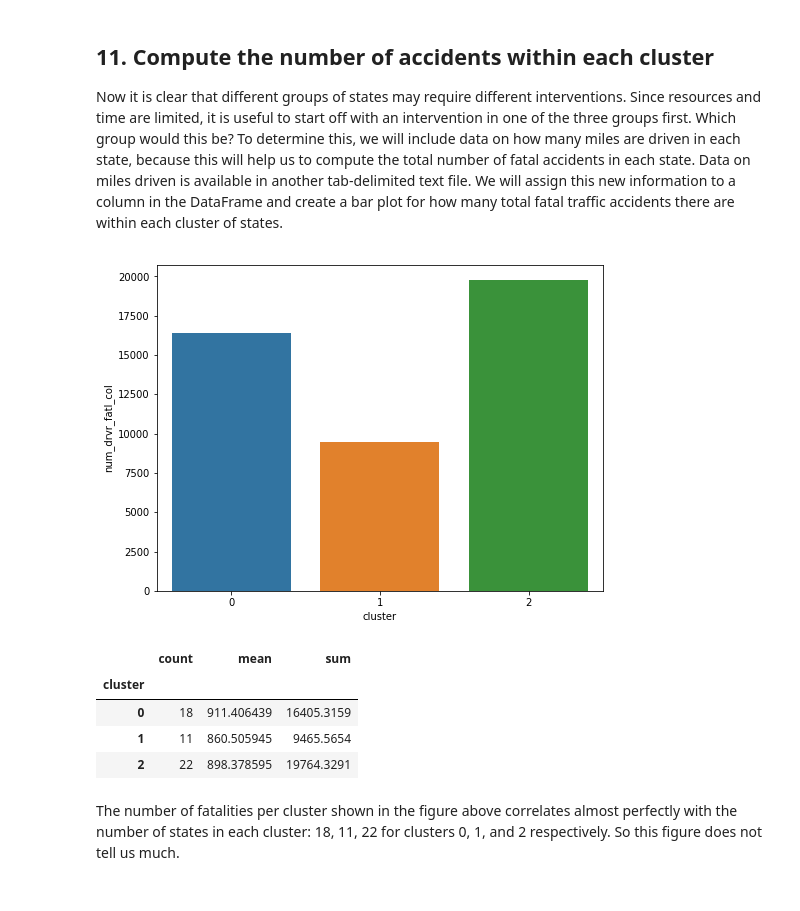
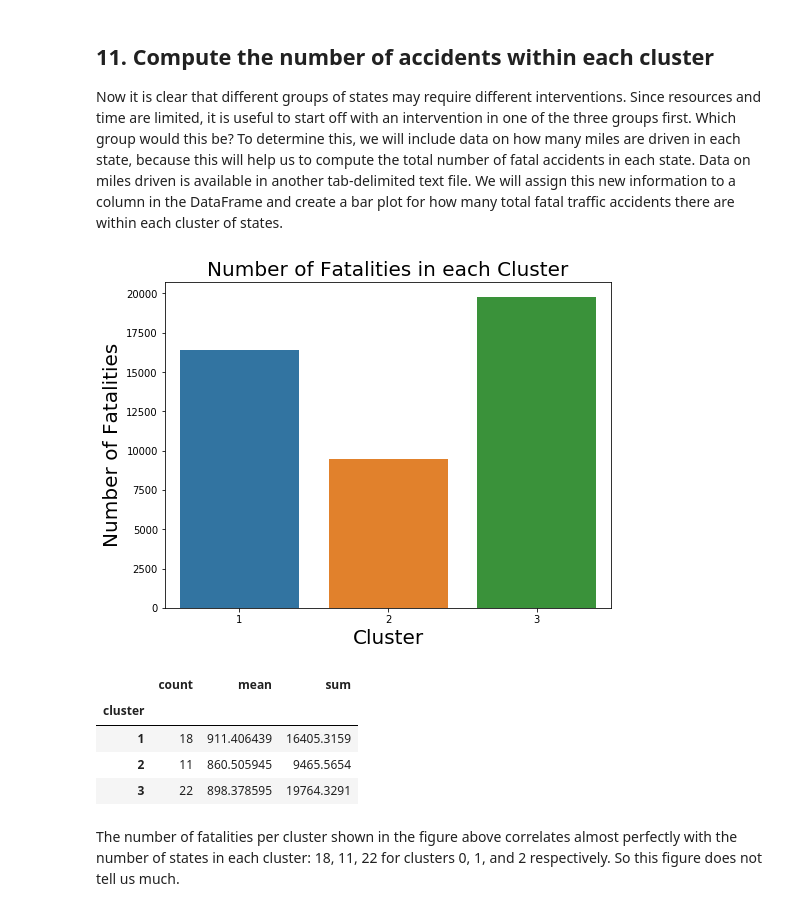
Before and after one commit to daresnick/Data-Science-Projects, a Jupyter notebook: Featured_Projects/Reducing_Traffic_Mortality_1a.ipynb, the cells around one changed output. Saved outputs shown, nothing was run; the diff lists cells and outputs as text; code cells hidden in the pictures.

```diff
--- a/Featured_Projects/Reducing_Traffic_Mortality_1a.ipynb
+++ b/Featured_Projects/Reducing_Traffic_Mortality_1a.ipynb
@@ -349,7 +375,7 @@ We can see the separation of the 3 clusters for 2 principle components into 3 ge
 <p>A reasonable next step in our analysis is to explore how the three clusters are different in terms of the three features that we used for clustering. Instead of using the scaled features, we return to using the unscaled features to help us interpret the differences.</p>
 # %%
 # Create a new column in the original df with the labels from the KMeans clustering
-car_acc['cluster'] = km.labels_
+car_acc['cluster'] = km.labels_ + 1
 
 # Reshape the DataFrame to the long format to make the violin plots
 melt_car = pd.melt(car_acc, id_vars=['cluster'], value_vars=['perc_fatl_speed', 'perc_fatl_alcohol', 'perc_fatl_1st_time'],
@@ -373,28 +399,31 @@ Each cluster looks to have a different distribution for each feature. This means
 # %%
 # Read in the new dataset
 miles_driven = pd.read_csv('datasets/miles-driven.csv', sep='|')
 
 # Merge the 'car_acc' DataFrame with the 'miles_driven' DataFrame
 car_acc_miles = car_acc.merge(miles_driven, on = 'state')
 
 # Create a new column for the number of drivers involved in fatal accidents
 car_acc_miles['num_drvr_fatl_col'] = car_acc_miles['drvr_fatl_col_bmiles'] * car_acc_miles['million_miles_annually'] / 1000
 
 # Create a barplot of the total number of accidents per cluster
 plt.figure(figsize=(8, 6))
 sns.barplot(x='cluster', y='num_drvr_fatl_col', data=car_acc_miles, estimator=sum, ci=None)
+plt.title('Number of Fatalities in each Cluster', size=20)
+plt.xlabel('Cluster', size=20)
+plt.ylabel('Number of Fatalities', size=20)
 plt.show()
 
 # Calculate the number of states in each cluster and their 'num_drvr_fatl_col' mean and sum.
 count_mean_sum = car_acc_miles.groupby('cluster')['num_drvr_fatl_col'].agg(['count', 'mean', 'sum'])
 count_mean_sum
 # %% [output]
-[figure, old version]
+[figure, new version]
 |  | count | mean | sum |
 | cluster |  |  |  |
-| 0 | 18 | 911.406439 | 16405.3159 |
-| 1 | 11 | 860.505945 | 9465.5654 |
-| 2 | 22 | 898.378595 | 19764.3291 |
+| 1 | 18 | 911.406439 | 16405.3159 |
+| 2 | 11 | 860.505945 | 9465.5654 |
+| 3 | 22 | 898.378595 | 19764.3291 |
 # %% [markdown]
 The number of fatalities per cluster shown in the figure above correlates almost perfectly with the number of states in each cluster: 18, 11, 22 for clusters 0, 1, and 2 respectively. So this figure does not tell us much.
 # %% [markdown]
```
Also changed, not shown: parts of 8 cells of this notebook.
